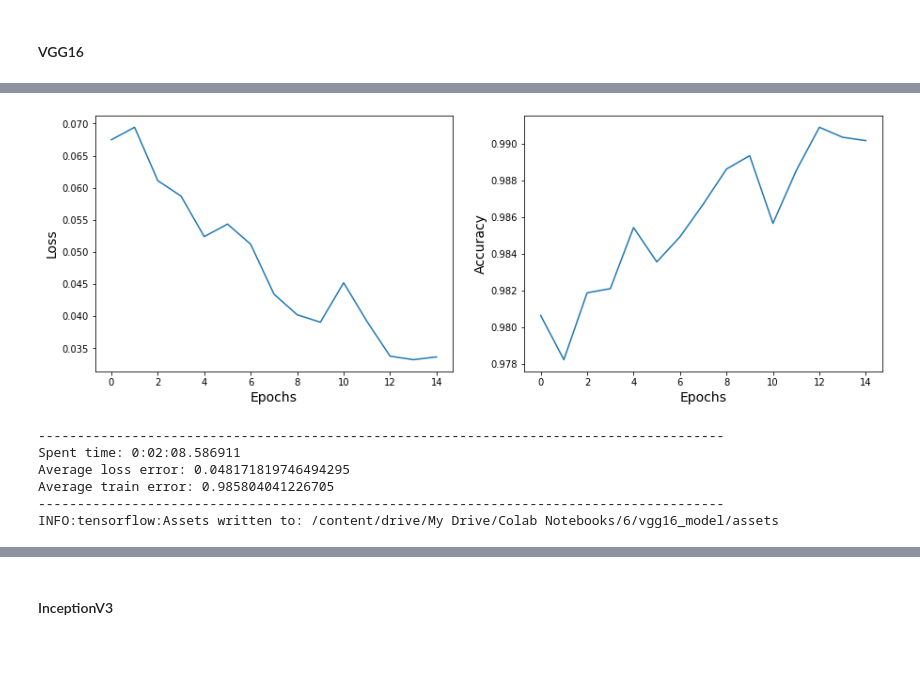
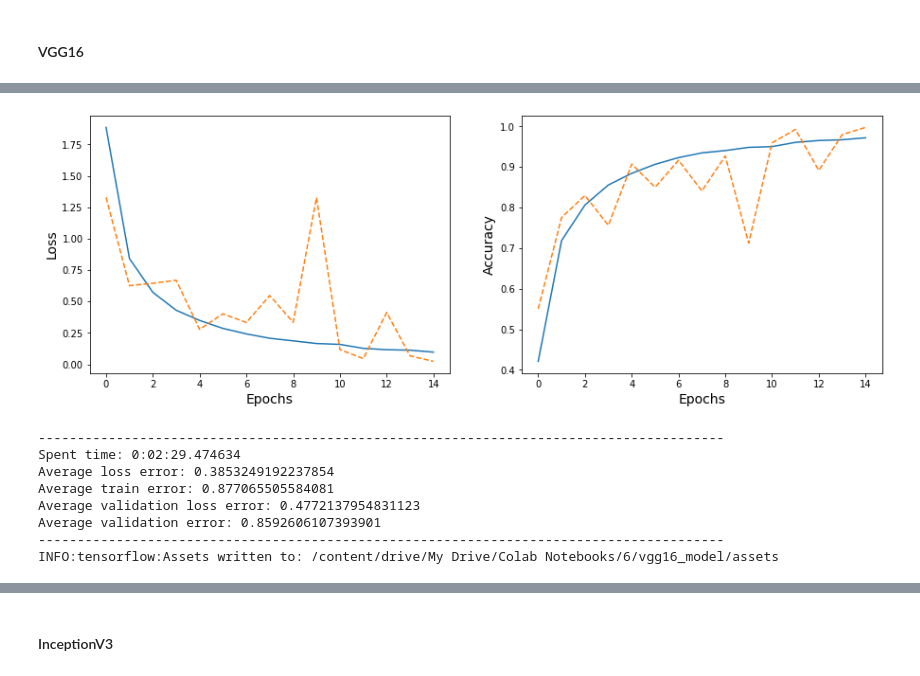
Before and after one commit to MishaGubsky/ml-conv-nets, a Jupyter notebook: sixth.ipynb, the cells around one changed output, grey strips where cells are left out. Drawn from its saved outputs; the diff is of its cells as text; code cells hidden in the pictures.

```diff
--- a/sixth.ipynb
+++ b/sixth.ipynb
@@ -56,3 +32,9 @@ test_df = pd.read_csv(test_file_path)
+# %%
+import pathlib
+import zipfile
+
+train_df_full = pd.read_csv(f'{DRIVE_DIR}sign_mnist_train.csv')
+test_df = pd.read_csv(f'{DRIVE_DIR}sign_mnist_test.csv')
 # %%
 IMAGE_HEIGHT, IMAGE_WIDTH = 28, 28
 # %%
@@ -487,9 +493,8 @@ _________________________________________________________________
 None
 ----------------------------------------------------------------------------------------
 # %%
-# history = vgg16_model.train(vgg166_dataset, epochs=50, workers=6)
 with tf.device('/device:GPU:0'):
-    history = vgg16_model.train(vgg166_train_dataset, epochs=15, workers=4)
+    history = vgg16_model.train(vgg166_train_dataset, epochs=15, workers=4, validation_data=vgg166_validation_dataset)
     vgg16_model.save(filedir='/content/drive/My Drive/Colab Notebooks/6/', filename='vgg16_model')
 # %% [output]
 ----------------------------------------------------------------------------------------
@@ -511,8 +516,10 @@ Epoch 15/15
 ----------------------------------------------------------------------------------------
-[figure, old version]
+[figure, new version]
 ----------------------------------------------------------------------------------------
-Spent time: 0:02:08.586911
-Average loss error: 0.048171819746494295
-Average train error: 0.985804041226705
+Spent time: 0:02:29.474634
+Average loss error: 0.3853249192237854
+Average train error: 0.877065505584081
+Average validation loss error: 0.4772137954831123
+Average validation error: 0.8592606107393901
 ----------------------------------------------------------------------------------------
 INFO:tensorflow:Assets written to: /content/drive/My Drive/Colab Notebooks/6/vgg16_model/assets
```
Also changed, not shown: parts of 30 cells of this notebook, 4 other files.
